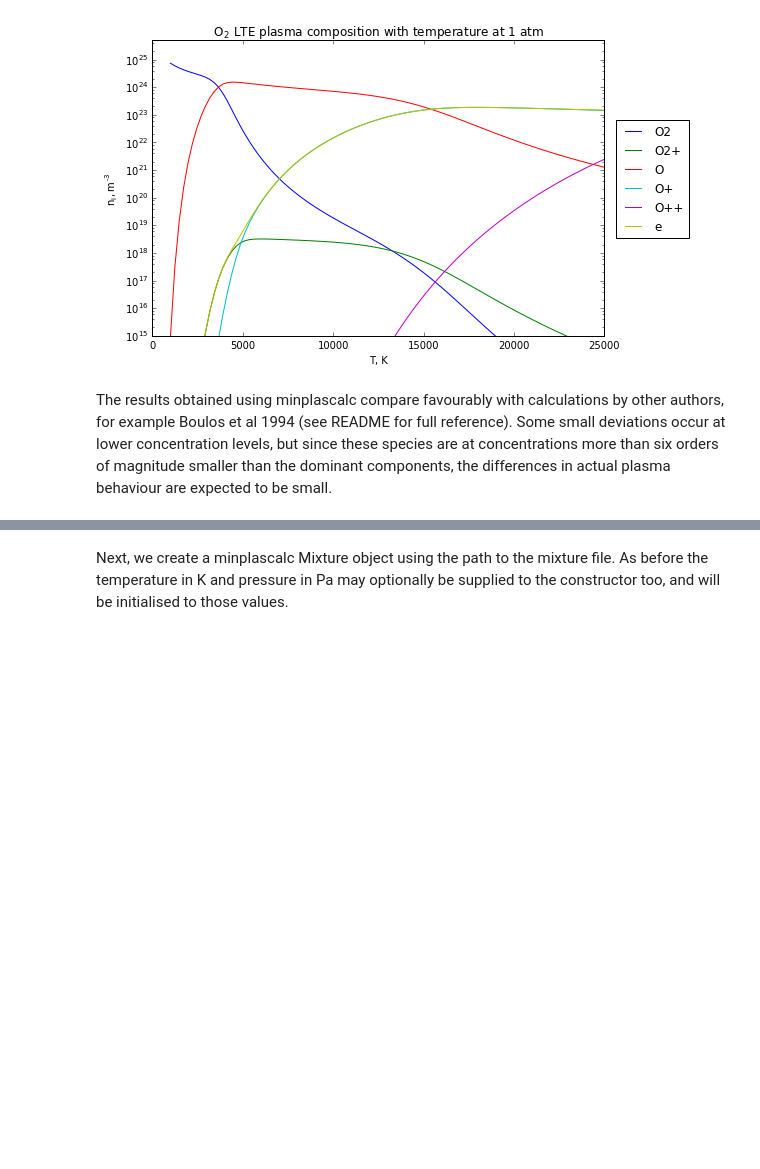
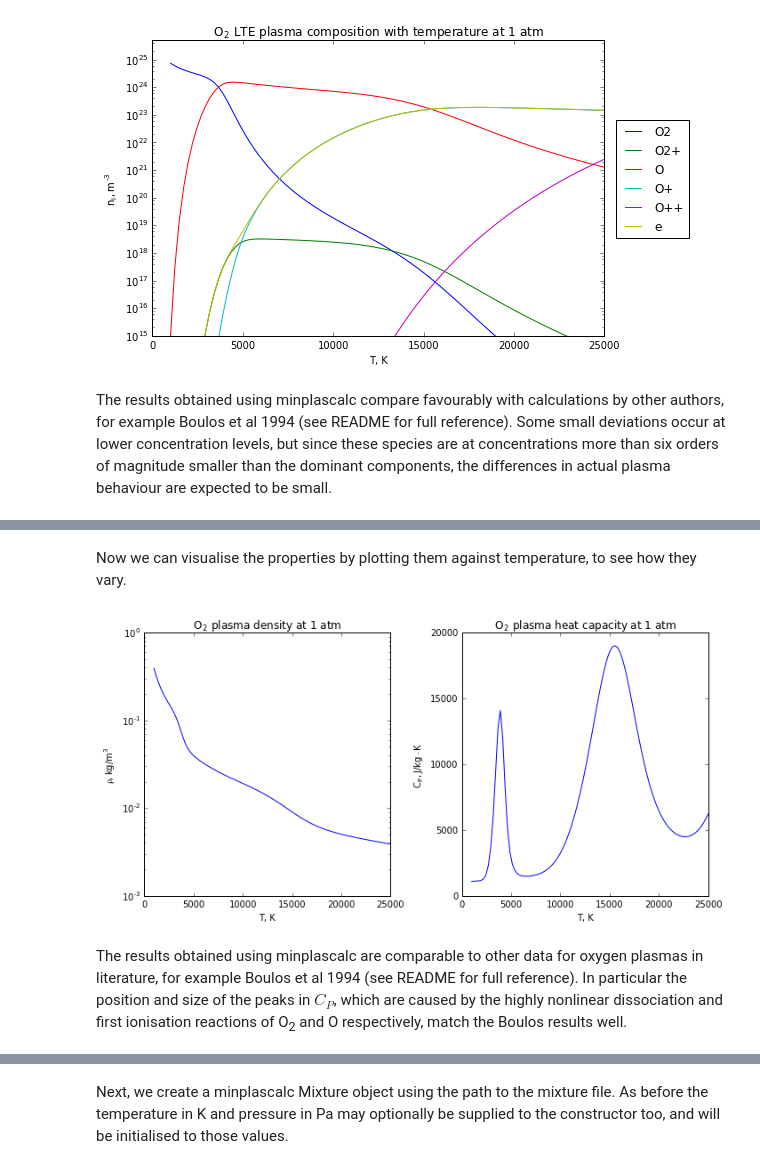
Before and after one commit to quinnreynolds/minplascalc, a Jupyter notebook: demoguide.ipynb, the cells around one changed output, grey strips where cells are left out. Drawn from its saved outputs; the diff is of its cells as text; code cells hidden in the pictures; blank space fills up the shorter version.

Commit message:
ipynb demo guide work-in-progress
Updating oxygen plasma thermophysical data calculation use-case section

```diff
--- a/demoguide.ipynb
+++ b/demoguide.ipynb
@@ -339,0 +349,2 @@ The results obtained using minplascalc compare favourably with calculations by o
+# %%
+mixture = mpc.Mixture(str(mpc.MIXTUREPATH / "O2_plasma.json"), 1000, 101325)
@@ -339,0 +353,4 @@ The results obtained using minplascalc compare favourably with calculations by o
+# %%
+temperatures = np.linspace(1000, 25000, 100)
+density = []
+cp = []
@@ -340,2 +363,26 @@ The results obtained using minplascalc compare favourably with calculations by o
+# %%
+for T in temperatures:
+    mixture.T = T
+    mixture.initialiseNi([1e20 for i in range(len(mixture.species))])
+    mixture.solveGfe()
+    density.append(mixture.calculateDensity())
+    cp.append(mixture.calculate_heat_capacity())
+# %% [markdown]
+Now we can visualise the properties by plotting them against temperature, to see how they vary.
+# %%
+fig, (ax0, ax1) = plt.subplots(1, 2, figsize=(10, 5))
+ax0.set_title("$\mathregular{O_2}$ plasma density at 1 atm")
+ax0.set_xlabel("T, K")
+ax0.set_ylabel("$\mathregular{\\rho, kg/m^3}$")
+ax0.semilogy(temperatures, density);
+ax1.set_title("$\mathregular{O_2}$ plasma heat capacity at 1 atm")
+ax1.set_xlabel("T, K")
+ax1.set_ylabel("$\mathregular{C_P, J/kg \cdot K}$")
+ax1.plot(temperatures, cp);
+plt.tight_layout()
+# %% [output]
+[figure, added]
+# %% [markdown]
+The results obtained using minplascalc are comparable to other data for oxygen plasmas in literature, for example Boulos et al 1994 (see README for full reference). In particular the position and size of the peaks in $C_P$, which are caused by the highly nonlinear dissociation and first ionisation reactions of O<sub>2</sub> and O respectively, match the Boulos results well.
 # %% [markdown]
 <a id="3.5"></a>
```
Also changed, not shown: parts of 11 cells of this notebook, 3 other files.
